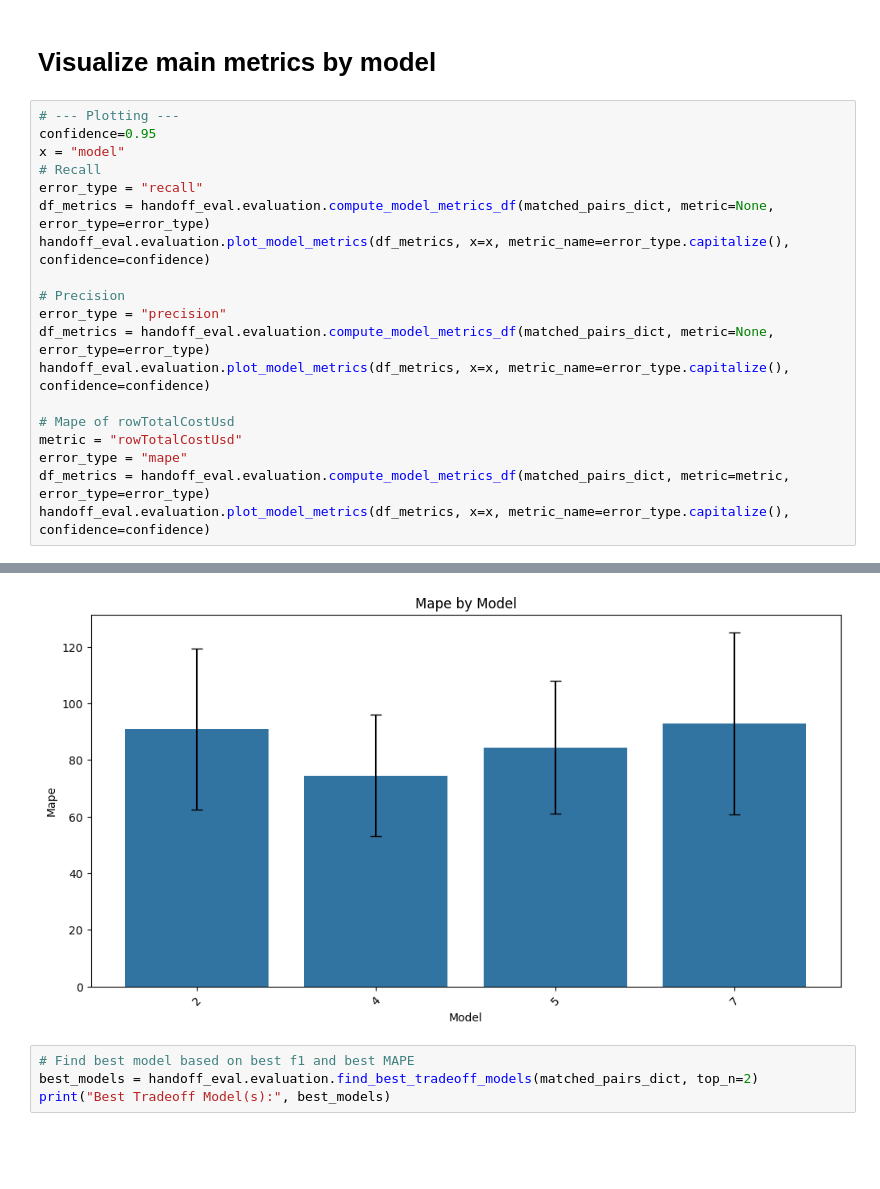
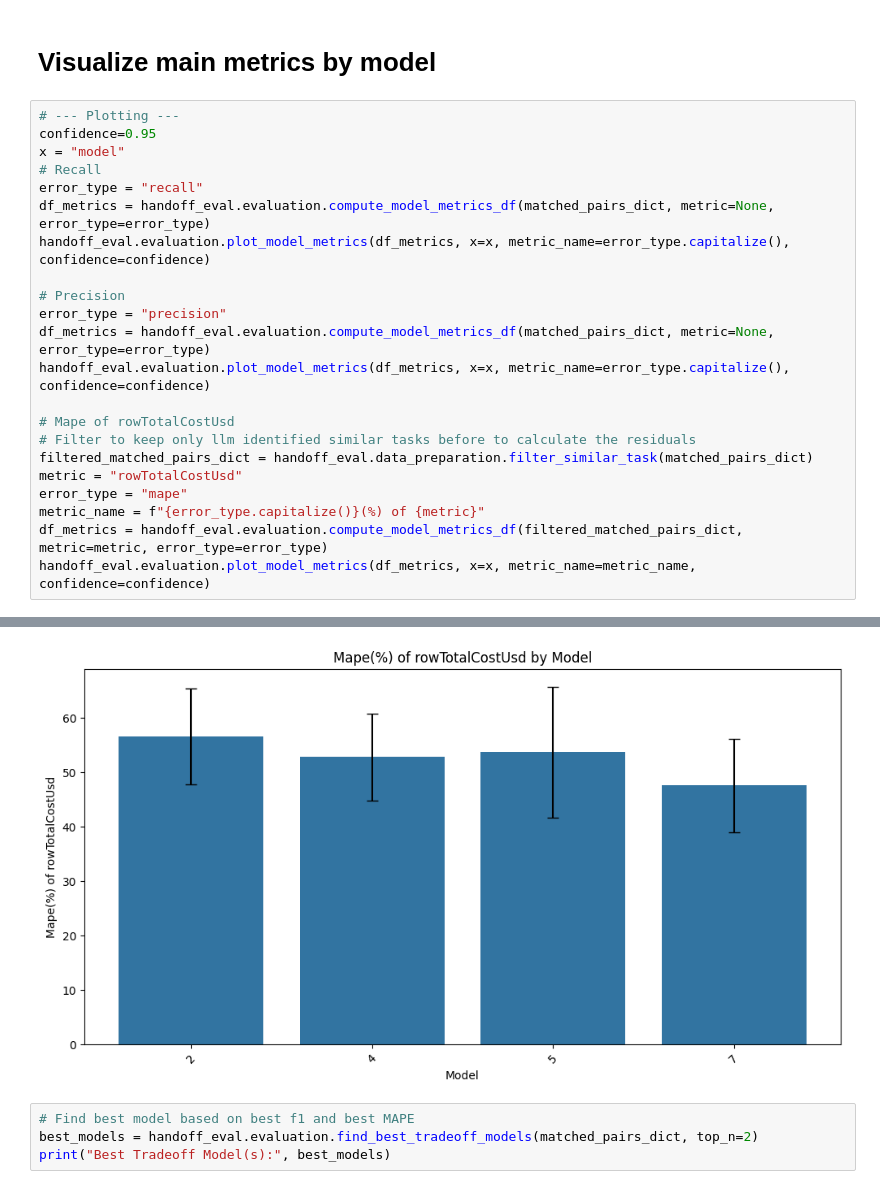
Before and after one commit to krzischp/handoff-eval, a Jupyter notebook: notebooks/evaluation.ipynb, the cells around one changed output, grey strips where cells are left out. Cells and saved outputs as stored; diff of their text form; blank space fills up the shorter version.

Commit message:
add filter of similarity before mape

```diff
--- a/notebooks/evaluation.ipynb
+++ b/notebooks/evaluation.ipynb
@@ -82,8 +82,11 @@ df_metrics = handoff_eval.evaluation.compute_model_metrics_df(matched_pairs_dict
 handoff_eval.evaluation.plot_model_metrics(df_metrics, x=x, metric_name=error_type.capitalize(), confidence=confidence)
 
 # Mape of rowTotalCostUsd
+# Filter to keep only llm identified similar tasks before to calculate the residuals
+filtered_matched_pairs_dict = handoff_eval.data_preparation.filter_similar_task(matched_pairs_dict)
 metric = "rowTotalCostUsd"
 error_type = "mape"
-df_metrics = handoff_eval.evaluation.compute_model_metrics_df(matched_pairs_dict, metric=metric, error_type=error_type)
-handoff_eval.evaluation.plot_model_metrics(df_metrics, x=x, metric_name=error_type.capitalize(), confidence=confidence)
+metric_name = f"{error_type.capitalize()}(%) of {metric}"
+df_metrics = handoff_eval.evaluation.compute_model_metrics_df(filtered_matched_pairs_dict, metric=metric, error_type=error_type)
+handoff_eval.evaluation.plot_model_metrics(df_metrics, x=x, metric_name=metric_name, confidence=confidence)
 # %% [output]
@@ -98,4 +101,4 @@ handoff_eval.evaluation.plot_model_metrics(df_metrics, x=x, metric_name=error_ty
-[figure, old version]
+[figure, new version]
 # %%
 # Find best model based on best f1 and best MAPE
 best_models = handoff_eval.evaluation.find_best_tradeoff_models(matched_pairs_dict, top_n=2)
```
Also changed, not shown: parts of 5 cells of this notebook, 4 other files.
